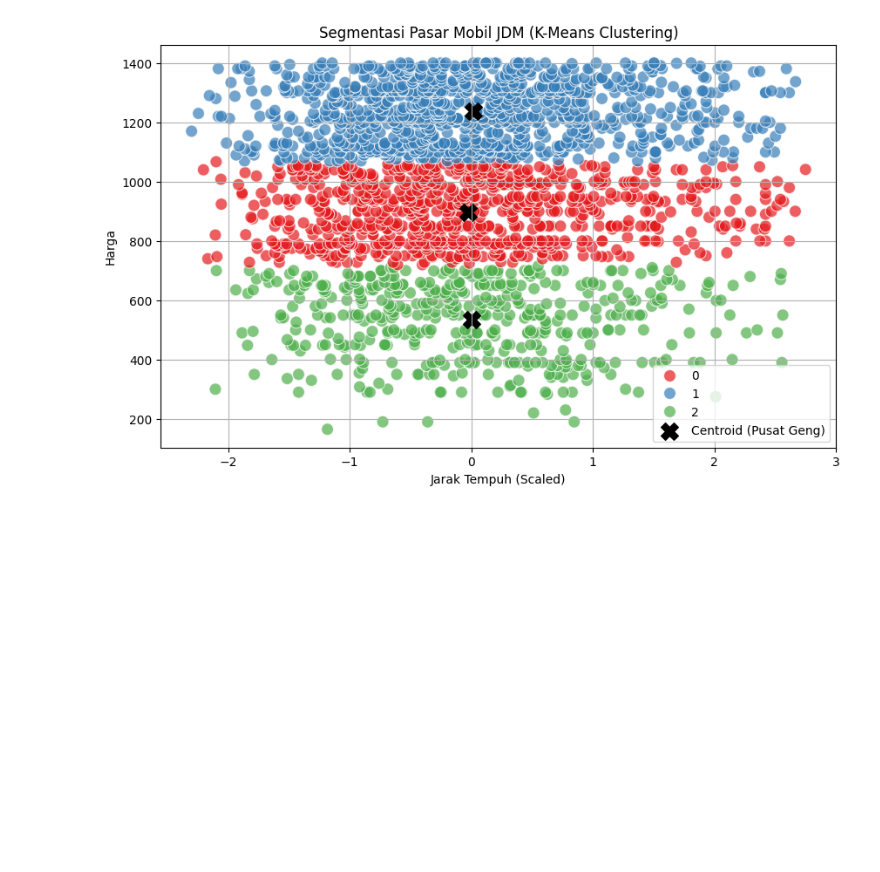
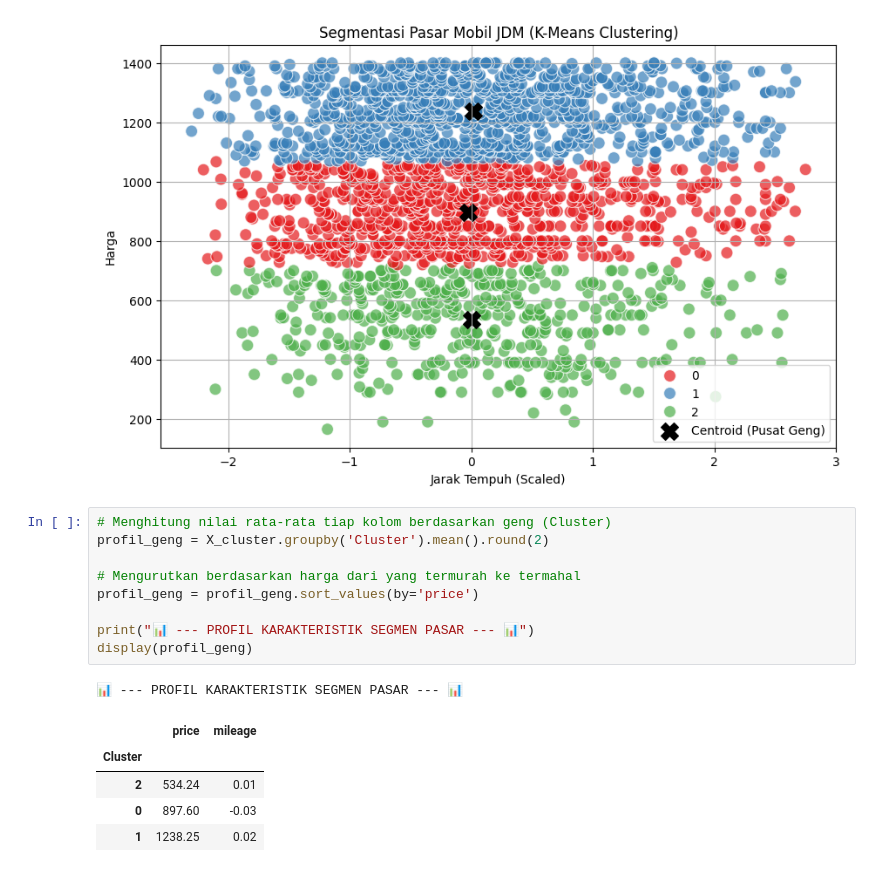
Before and after one commit to zippynx/ml-journey, a Jupyter notebook: 04-Unsupervised-Learning/clustering_mobil.ipynb, the cells around one changed output. Drawn from its saved outputs; the diff is of its cells as text; blank space fills up the shorter version.

```diff
--- a/04-Unsupervised-Learning/clustering_mobil.ipynb
+++ b/04-Unsupervised-Learning/clustering_mobil.ipynb
@@ -53,3 +53,19 @@ plt.grid(True)
 plt.show()
 # %% [output]
 [figure]
+# %%
+# Menghitung nilai rata-rata tiap kolom berdasarkan geng (Cluster)
+profil_geng = X_cluster.groupby('Cluster').mean().round(2)
+
+# Mengurutkan berdasarkan harga dari yang termurah ke termahal
+profil_geng = profil_geng.sort_values(by='price')
+
+print("📊 --- PROFIL KARAKTERISTIK SEGMEN PASAR --- 📊")
+display(profil_geng)
+# %% [output]
+📊 --- PROFIL KARAKTERISTIK SEGMEN PASAR --- 📊
+|  | price | mileage |
+| Cluster |  |  |
+| 2 | 534.24 | 0.01 |
+| 0 | 897.60 | -0.03 |
+| 1 | 1238.25 | 0.02 |
```
Also changed, not shown: parts of 2 cells of this notebook.
